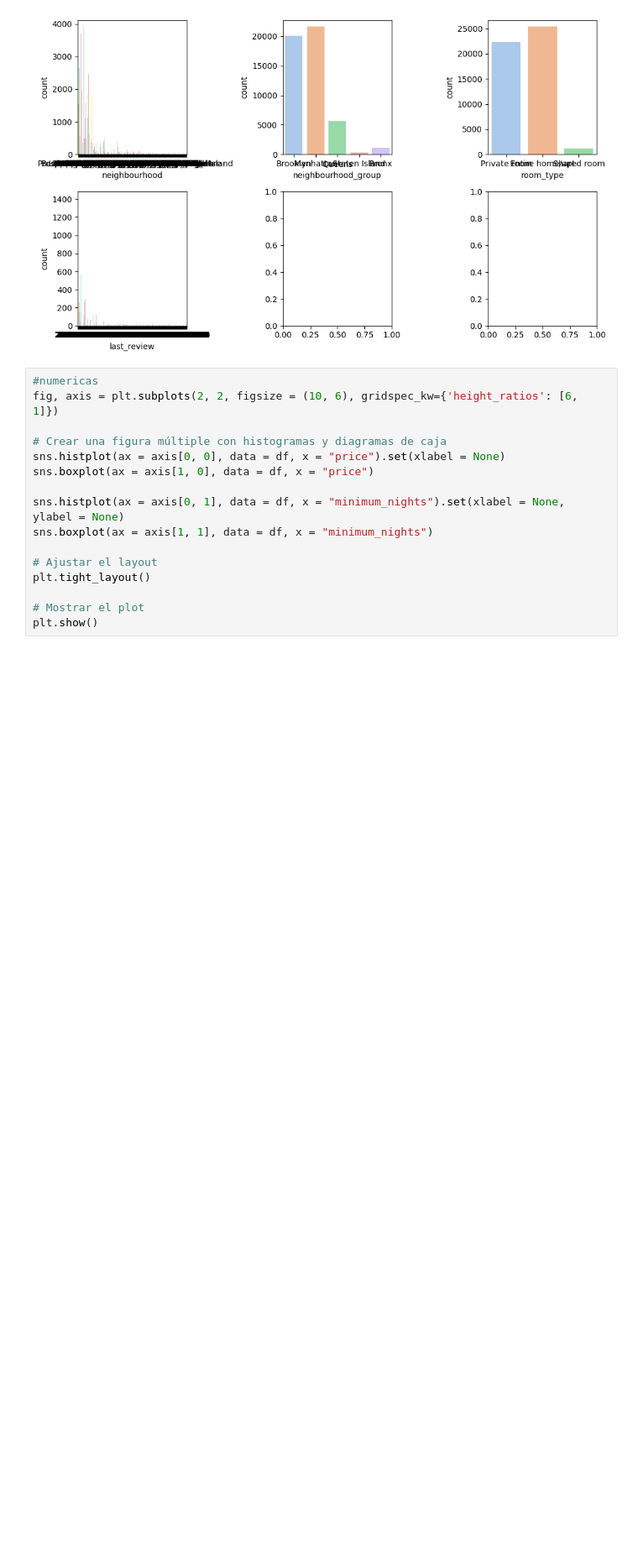
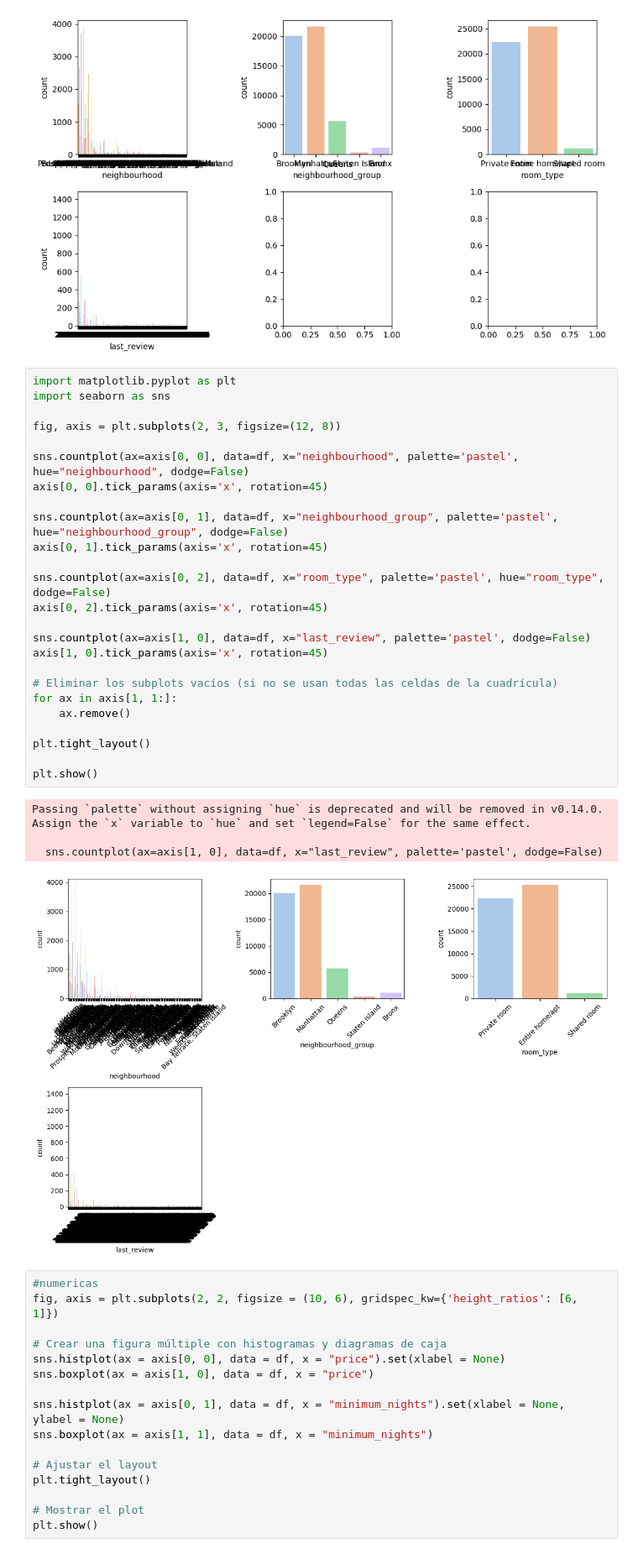
Before and after one commit to Facudlomas/machine-learning-python-template, a Jupyter notebook: src/explore.ipynb, the cells around one changed output. Shown at 84% size. Drawn from its saved outputs; the diff is of its cells as text; blank space fills up the shorter version.

```diff
--- a/src/explore.ipynb
+++ b/src/explore.ipynb
@@ -124,6 +122,36 @@ plt.tight_layout()
 plt.show()
 # %% [output]
 [figure]
+# %%
+import matplotlib.pyplot as plt
+import seaborn as sns
+
+fig, axis = plt.subplots(2, 3, figsize=(12, 8))
+
+sns.countplot(ax=axis[0, 0], data=df, x="neighbourhood", palette='pastel', hue="neighbourhood", dodge=False)
+axis[0, 0].tick_params(axis='x', rotation=45)
+
+sns.countplot(ax=axis[0, 1], data=df, x="neighbourhood_group", palette='pastel', hue="neighbourhood_group", dodge=False)
+axis[0, 1].tick_params(axis='x', rotation=45)
+
+sns.countplot(ax=axis[0, 2], data=df, x="room_type", palette='pastel', hue="room_type", dodge=False)
+axis[0, 2].tick_params(axis='x', rotation=45)
+
+sns.countplot(ax=axis[1, 0], data=df, x="last_review", palette='pastel', dodge=False)
+axis[1, 0].tick_params(axis='x', rotation=45)
+
+# Eliminar los subplots vacíos (si no se usan todas las celdas de la cuadrícula)
+for ax in axis[1, 1:]:
+    ax.remove()
+
+plt.tight_layout()
+
+plt.show()
+# %% [output]
+Passing `palette` without assigning `hue` is deprecated and will be removed in v0.14.0. Assign the `x` variable to `hue` and set `legend=False` for the same effect.
+
+  sns.countplot(ax=axis[1, 0], data=df, x="last_review", palette='pastel', dodge=False)
+[figure, added]
 # %%
 #numericas
 fig, axis = plt.subplots(2, 2, figsize = (10, 6), gridspec_kw={'height_ratios': [6, 1]})
```
Also changed, not shown: parts of 15 cells of this notebook, 1 other file.
